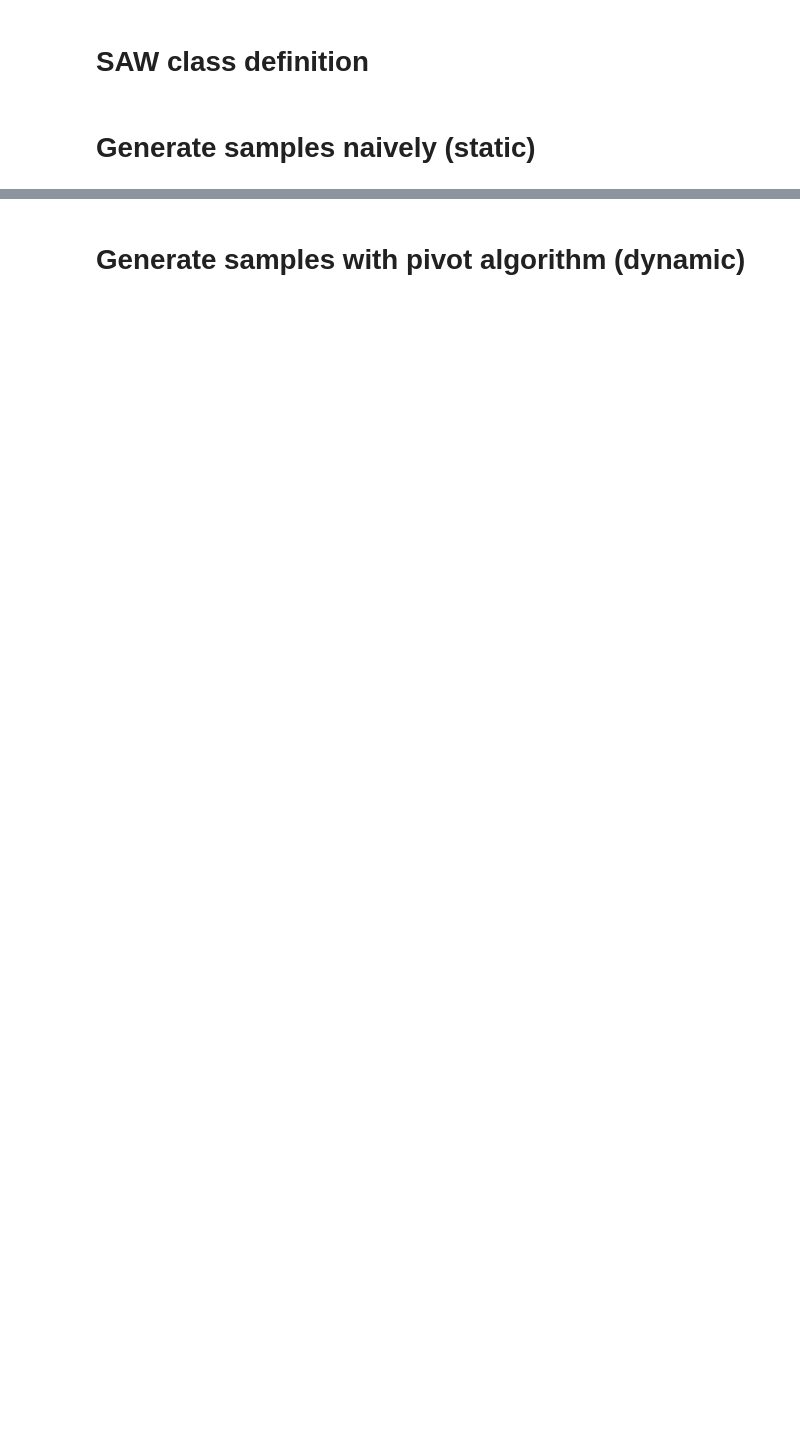
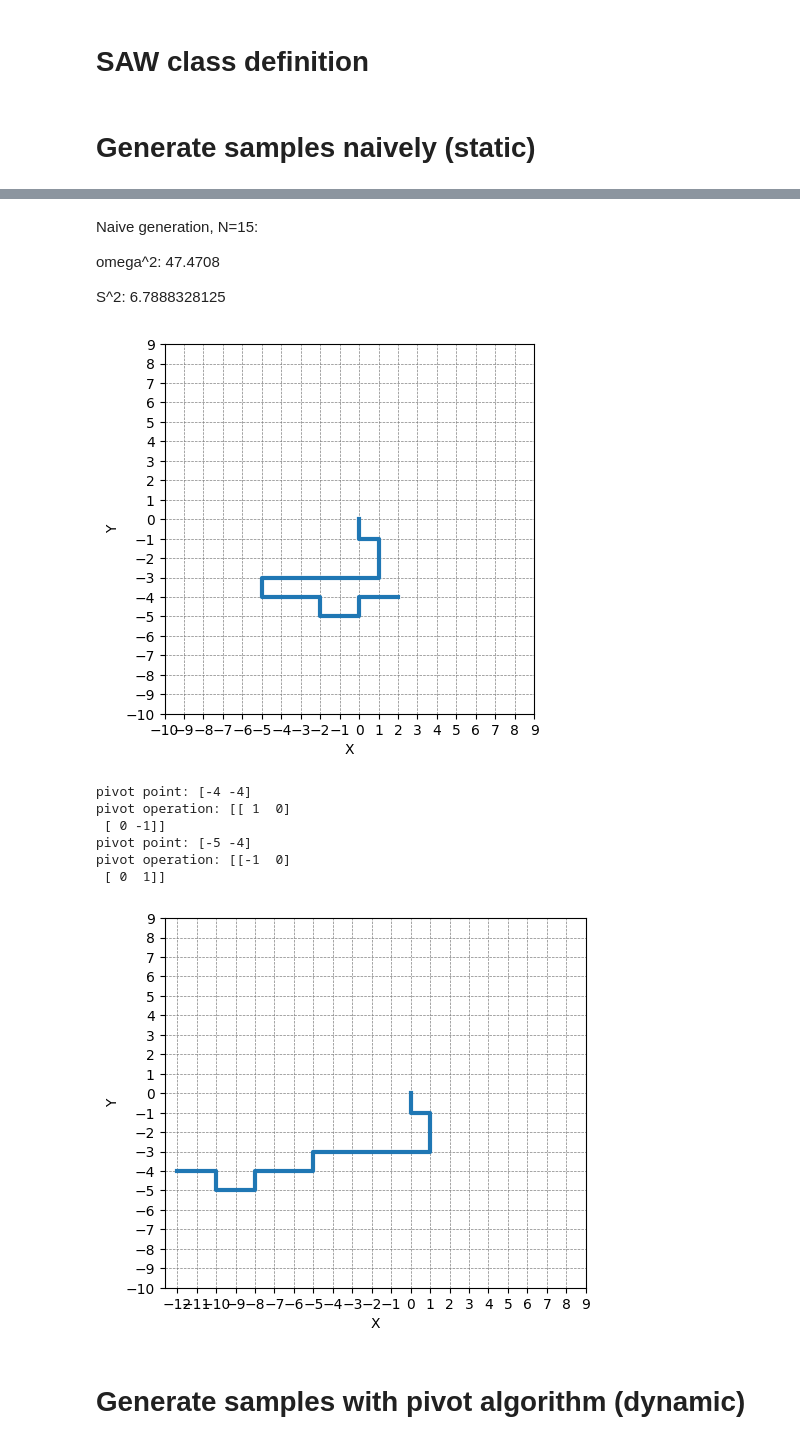
Before and after one commit to zhxabi/SAW-MC, a Jupyter notebook: saw_local.ipynb, the cells around one changed output, grey strips where cells are left out. Cells and saved outputs as stored; diff of their text form; code cells hidden in the pictures; blank space fills up the shorter version.

```diff
--- a/saw_local.ipynb
+++ b/saw_local.ipynb
@@ -182,3 +181,32 @@ print(np.mean(S2_arr))
+# %% [markdown]
+Naive generation, N=15:
+
+omega^2: 47.4708
+
+S^2: 6.7888328125
+# %%
+N = 20
+
+saw = saw2d()
+# saw.take_steps(N)
+res = saw.take_steps(N)
+while not res:
+    saw = saw2d()
+    res = saw.take_steps(N)
+saw.plot_walk()
+success = saw.pivot()
+while not success:
+  success = saw.pivot()
+saw.plot_walk()
+# %% [output]
+[figure, added]
+pivot point: [-4 -4]
+pivot operation: [[ 1  0]
+ [ 0 -1]]
+pivot point: [-5 -4]
+pivot operation: [[-1  0]
+ [ 0  1]]
+[figure, added]
 # %% [markdown]
 # Generate samples with pivot algorithm (dynamic)
 # %%
```
Also changed, not shown: parts of 28 cells of this notebook.
